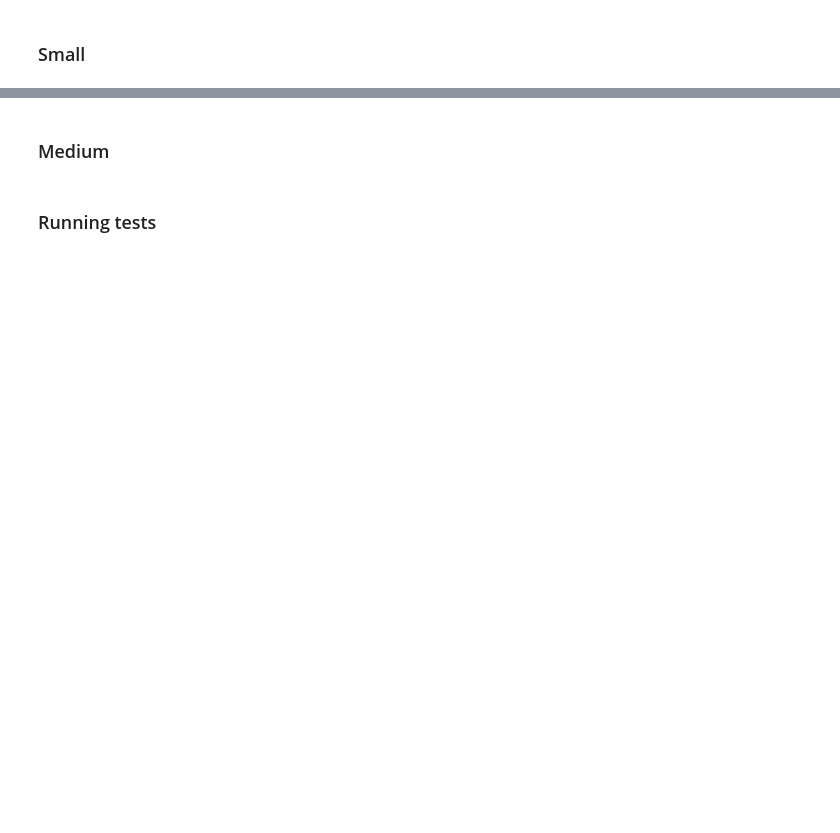
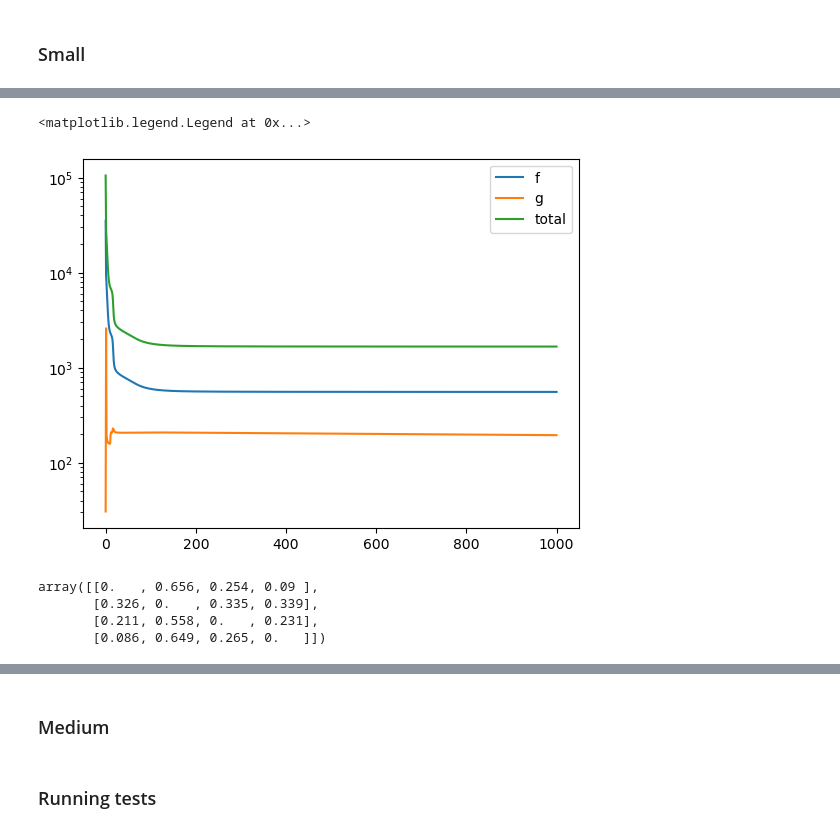
Before and after one commit to waqasbinhamed/seminmf, a Jupyter notebook: real.ipynb, the cells around one changed output, grey strips where cells are left out. Saved outputs shown, nothing was run; the diff lists cells and outputs as text; code cells hidden in the pictures; blank space fills up the shorter version.

```diff
--- a/real.ipynb
+++ b/real.ipynb
@@ -70,4 +81,8 @@ def load_results(filename):
 # %%
-# smallX = smallX3d.reshape(m, -1, order='F') # (162, 300)
-# with open(f'urban/smallX.npz', 'wb') as fout:
-#     np.savez_compressed(fout, X=smallX)
+smallX = smallX3d.reshape(m, -1, order='F') # (162, 200)
+with open(f'urban/smallX.npz', 'wb') as fout:
+    np.savez_compressed(fout, X=smallX)
+# %%
+rank = 4
+_lambda = 2
+iterations = 1000
@@ -73,0 +94,6 @@ def load_results(filename):
+# %%
+m, n = smallX.shape
+W_ini = np.random.rand(m, rank)
+H_ini = np.random.rand(rank, n)
+
+Wb, Hb, Wl, Hl, fscores, gscores, lambda_vals = nmf(smallX, W_ini.copy(), H_ini.copy(), _lambda=_lambda, itermax=iterations, scale_lambda=True, verbose=True)
@@ -73,0 +118,18 @@ def load_results(filename):
+# %%
+fig = plt.figure()
+ax = fig.add_subplot(111)
+ax.set_yscale('log')
+ax.plot(fscores)
+ax.plot(gscores)
+ax.plot(fscores + lambda_vals * gscores)
+ax.legend(['f', 'g', 'total'])
+# %% [output]
+<matplotlib.legend.Legend at 0x...>
+[figure, added]
+# %%
+normalized_similarity(Wl)
+# %% [output]
+array([[0.   , 0.656, 0.254, 0.09 ],
+       [0.326, 0.   , 0.335, 0.339],
+       [0.211, 0.558, 0.   , 0.231],
+       [0.086, 0.649, 0.265, 0.   ]])
```
Also changed, not shown: parts of 23 cells of this notebook, 5 other files.
